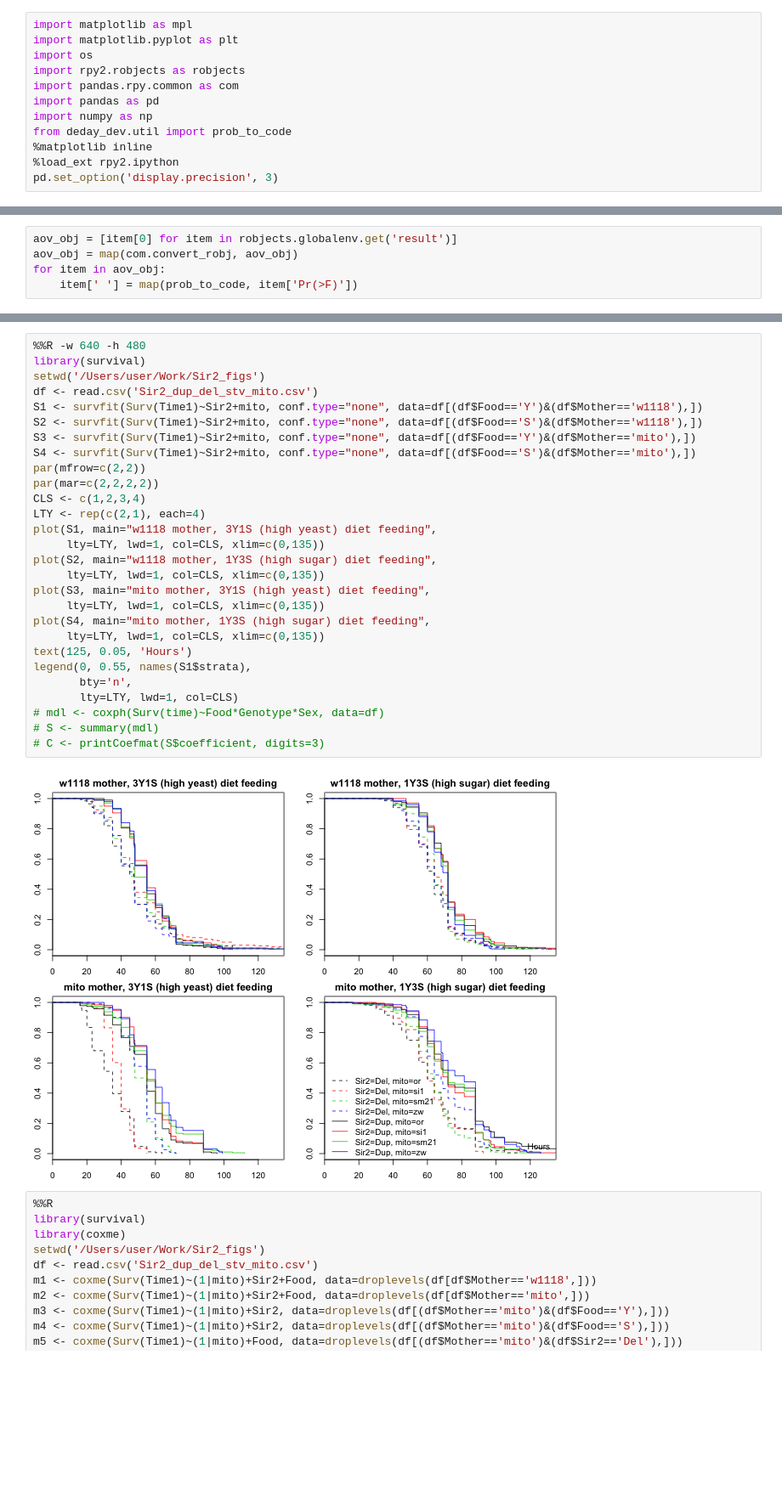
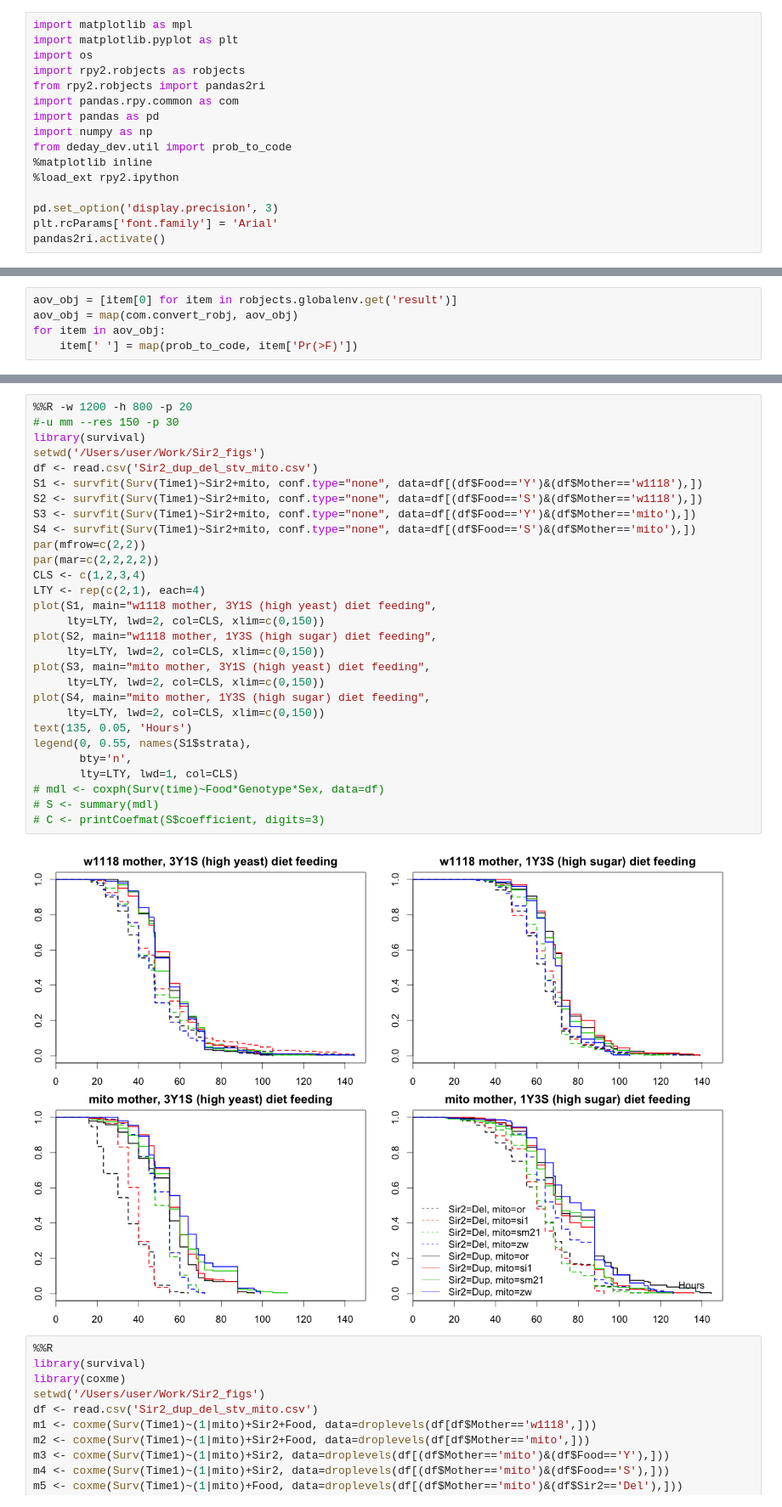
Before and after one commit to ctzhu/Sir2_figs, a Jupyter notebook: Figures.ipynb, the cells around one changed output, grey strips where cells are left out. Shown at 85% size. Cells and saved outputs as stored; diff of their text form; blank space fills up the shorter version.

Commit message:
A few additional figure

```diff
--- a/Figures.ipynb
+++ b/Figures.ipynb
@@ -3,12 +3,16 @@ import matplotlib as mpl
 import matplotlib.pyplot as plt
 import os
 import rpy2.robjects as robjects
+from rpy2.robjects import pandas2ri
 import pandas.rpy.common as com
 import pandas as pd
 import numpy as np
 from deday_dev.util import prob_to_code
 %matplotlib inline
 %load_ext rpy2.ipython
+
 pd.set_option('display.precision', 3)
+plt.rcParams['font.family'] = 'Arial'
+pandas2ri.activate()
 # %% [output]
 See here for a guide on how to port your code to rpy2: http://pandas.pydata.org/pandas-docs/stable/r_interface.html
@@ -417,33 +644,34 @@ axes[4].set_ylabel('Mean survival time under starvation (hours)')
 # %%
-%%R -w 640 -h 480
+%%R -w 1200 -h 800 -p 20
+#-u mm --res 150 -p 30
 library(survival)
 setwd('/Users/user/Work/Sir2_figs')
 df <- read.csv('Sir2_dup_del_stv_mito.csv')
 S1 <- survfit(Surv(Time1)~Sir2+mito, conf.type="none", data=df[(df$Food=='Y')&(df$Mother=='w1118'),])
 S2 <- survfit(Surv(Time1)~Sir2+mito, conf.type="none", data=df[(df$Food=='S')&(df$Mother=='w1118'),])
 S3 <- survfit(Surv(Time1)~Sir2+mito, conf.type="none", data=df[(df$Food=='Y')&(df$Mother=='mito'),])
 S4 <- survfit(Surv(Time1)~Sir2+mito, conf.type="none", data=df[(df$Food=='S')&(df$Mother=='mito'),])
 par(mfrow=c(2,2))
 par(mar=c(2,2,2,2))
 CLS <- c(1,2,3,4)
 LTY <- rep(c(2,1), each=4)
 plot(S1, main="w1118 mother, 3Y1S (high yeast) diet feeding",
-     lty=LTY, lwd=1, col=CLS, xlim=c(0,135))
+     lty=LTY, lwd=2, col=CLS, xlim=c(0,150))
 plot(S2, main="w1118 mother, 1Y3S (high sugar) diet feeding",
-     lty=LTY, lwd=1, col=CLS, xlim=c(0,135))
+     lty=LTY, lwd=2, col=CLS, xlim=c(0,150))
 plot(S3, main="mito mother, 3Y1S (high yeast) diet feeding",
-     lty=LTY, lwd=1, col=CLS, xlim=c(0,135))
+     lty=LTY, lwd=2, col=CLS, xlim=c(0,150))
 plot(S4, main="mito mother, 1Y3S (high sugar) diet feeding",
-     lty=LTY, lwd=1, col=CLS, xlim=c(0,135))
-text(125, 0.05, 'Hours')
+     lty=LTY, lwd=2, col=CLS, xlim=c(0,150))
+text(135, 0.05, 'Hours')
 legend(0, 0.55, names(S1$strata),
        bty='n',
        lty=LTY, lwd=1, col=CLS)
 # mdl <- coxph(Surv(time)~Food*Genotype*Sex, data=df)
 # S <- summary(mdl)
 # C <- printCoefmat(S$coefficient, digits=3)
 # %% [output]
-[figure, old version]
+[figure, new version]
 # %%
 %%R
 library(survival)
```
Also changed, not shown: parts of 42 cells of this notebook, 27 other files.
